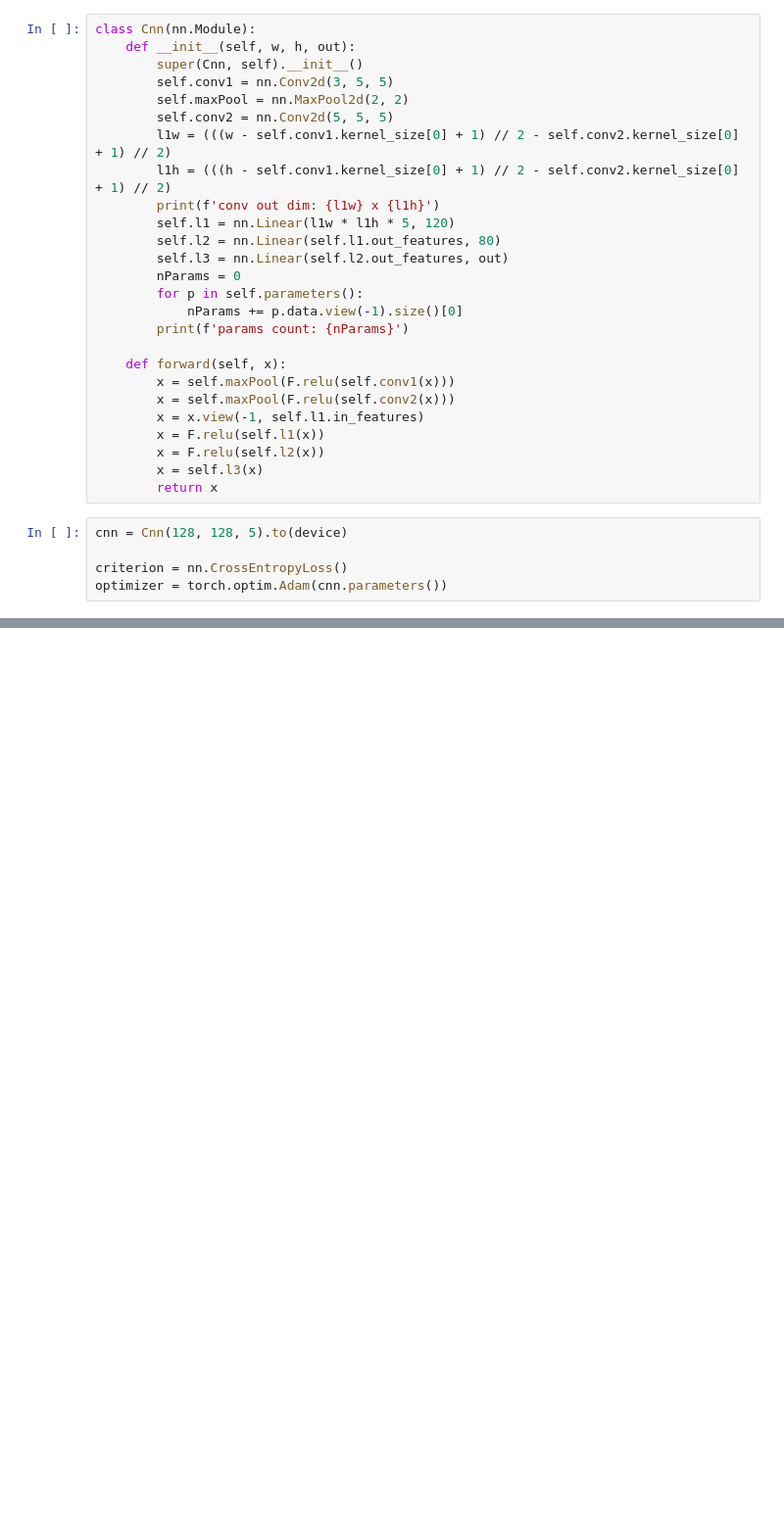
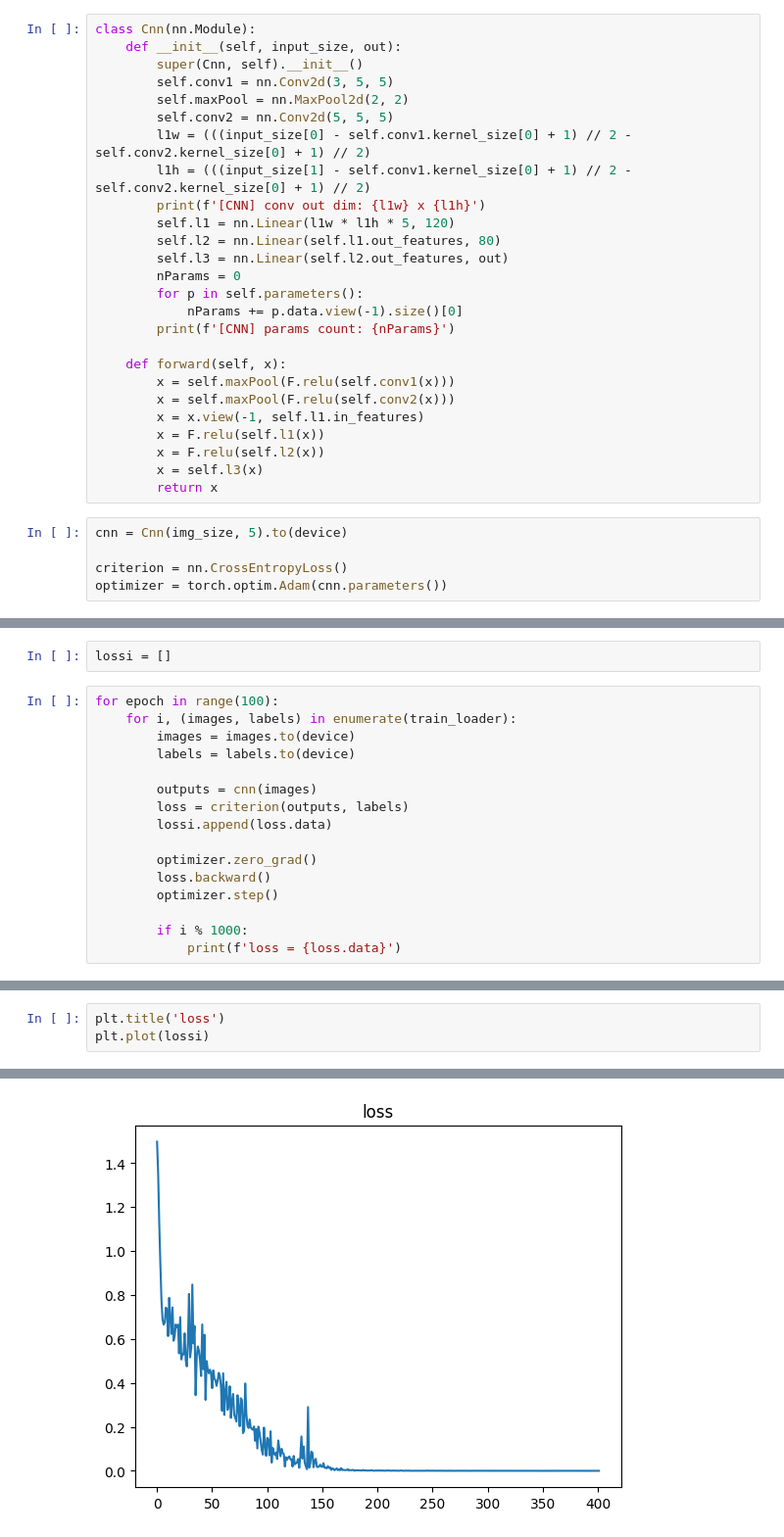
Before and after one commit to vbl10/cnn2d, a Jupyter notebook: cnn2d.ipynb, the cells around one changed output, grey strips where cells are left out. Shown at 98% size. Drawn from its saved outputs; the diff is of its cells as text; blank space fills up the shorter version.

```diff
--- a/cnn2d.ipynb
+++ b/cnn2d.ipynb
@@ -63,20 +72,20 @@ train_dataset, test_dataset = torch.utils.data.random_split(
 # %%
 class Cnn(nn.Module):
-    def __init__(self, w, h, out):
+    def __init__(self, input_size, out):
         super(Cnn, self).__init__()
         self.conv1 = nn.Conv2d(3, 5, 5)
         self.maxPool = nn.MaxPool2d(2, 2)
         self.conv2 = nn.Conv2d(5, 5, 5)
-        l1w = (((w - self.conv1.kernel_size[0] + 1) // 2 - self.conv2.kernel_size[0] + 1) // 2)
-        l1h = (((h - self.conv1.kernel_size[0] + 1) // 2 - self.conv2.kernel_size[0] + 1) // 2)
-        print(f'conv out dim: {l1w} x {l1h}')
+        l1w = (((input_size[0] - self.conv1.kernel_size[0] + 1) // 2 - self.conv2.kernel_size[0] + 1) // 2)
+        l1h = (((input_size[1] - self.conv1.kernel_size[0] + 1) // 2 - self.conv2.kernel_size[0] + 1) // 2)
+        print(f'[CNN] conv out dim: {l1w} x {l1h}')
         self.l1 = nn.Linear(l1w * l1h * 5, 120)
         self.l2 = nn.Linear(self.l1.out_features, 80)
         self.l3 = nn.Linear(self.l2.out_features, out)
         nParams = 0
         for p in self.parameters():
             nParams += p.data.view(-1).size()[0]
-        print(f'params count: {nParams}')
+        print(f'[CNN] params count: {nParams}')
 
     def forward(self, x):
         x = self.maxPool(F.relu(self.conv1(x)))
@@ -87,7 +96,7 @@ class Cnn(nn.Module):
         x = self.l3(x)
         return x
 # %%
-cnn = Cnn(128, 128, 5).to(device)
+cnn = Cnn(img_size, 5).to(device)
 
 criterion = nn.CrossEntropyLoss()
 optimizer = torch.optim.Adam(cnn.parameters())
@@ -96,0 +108,18 @@ params count: 515815
+# %%
+lossi = []
+# %%
+for epoch in range(100):
+    for i, (images, labels) in enumerate(train_loader):
+        images = images.to(device)
+        labels = labels.to(device)
+
+        outputs = cnn(images)
+        loss = criterion(outputs, labels)
+        lossi.append(loss.data)
+
+        optimizer.zero_grad()
+        loss.backward()
+        optimizer.step()
+
+        if i % 1000:
+            print(f'loss = {loss.data}')
@@ -96,0 +144,4 @@ params count: 515815
+# %%
+plt.title('loss')
+plt.plot(lossi)
+# %% [output]
@@ -96,0 +149 @@ params count: 515815
+[figure, added]
```
Also changed, not shown: parts of 13 cells of this notebook.
